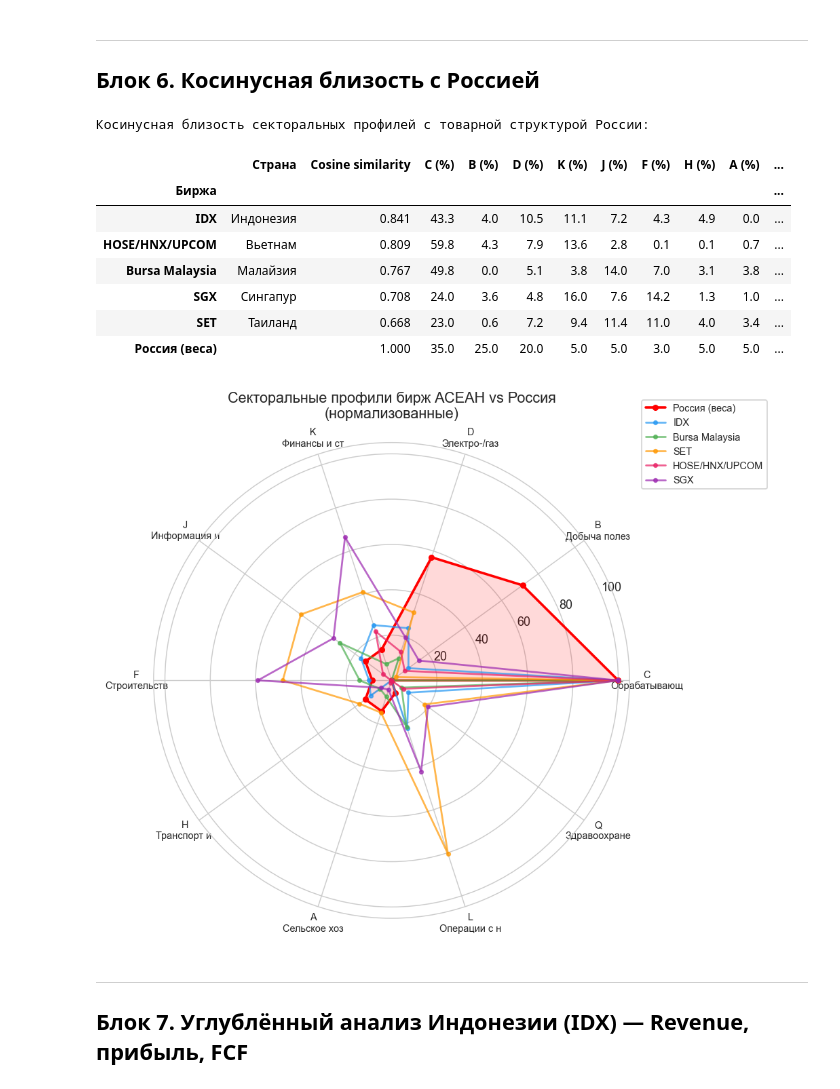
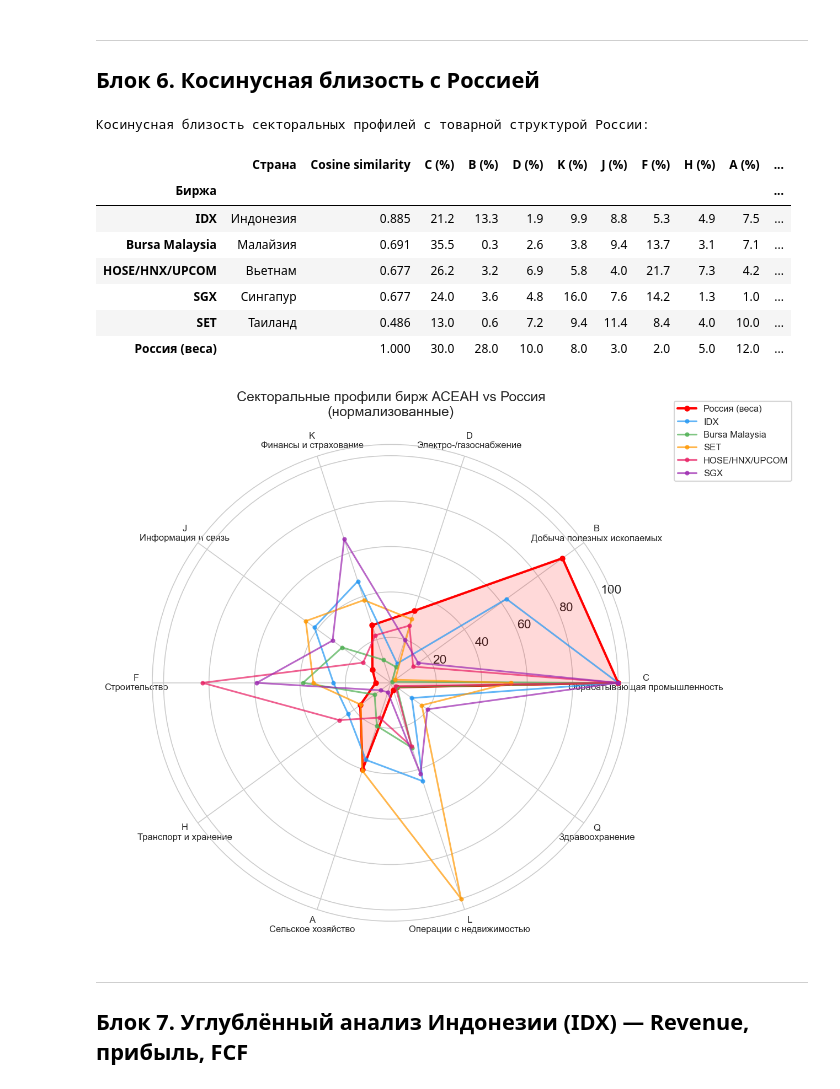
Before and after one commit to Samandrakov/parsing_companies, a Jupyter notebook: Company_analysis/analysis_executed.ipynb, the cells around one changed output. Saved outputs shown, nothing was run; the diff lists cells and outputs as text; code cells hidden in the pictures.

```diff
--- a/Company_analysis/analysis_executed.ipynb
+++ b/Company_analysis/analysis_executed.ipynb
@@ -452,7 +468,7 @@ print(f'Компаний для кластеризации: {len(clust_features)
 print(f'Признаков: {X_scaled.shape[1]} (1 log_MCap + {isic_dummies.shape[1]} ISIC-секций)')
 
 # --- Подбор оптимального K ---
-k_range = range(2, 10)
+k_range = range(2, 12)
 inertias, sil_scores = [], []
 for k in k_range:
     km = KMeans(n_clusters=k, random_state=42, n_init=20, max_iter=300)
@@ -462,7 +478,7 @@ for k in k_range:
 
 fig, (ax1, ax2) = plt.subplots(1, 2, figsize=(12, 4))
 ax1.plot(list(k_range), inertias, 'o-', color='steelblue')
-ax1.set_xlabel('K'); ax1.set_ylabel('Inertia'); ax1.set_title('Метод локтя')
+ax1.set_xlabel('K'); ax1.set_ylabel('Инерция'); ax1.set_title('Метод локтя')
 ax1.grid(True, alpha=0.3)
 
 ax2.plot(list(k_range), sil_scores, 's-', color='coral')
@@ -479,4 +495,8 @@ plt.show()
 print('\nSilhouette scores:')
 for k, s in zip(k_range, sil_scores):
     print(f'  K={k}: {s:.4f}{"  <-- best" if k == best_k else ""}')
+
+# Используем best_k из силуэтного анализа
+FINAL_K = best_k
+print(f'\nВыбран K={FINAL_K} (максимальный Silhouette Score)')
 # %% [output]
@@ -495,6 +519,5 @@ Silhouette scores:
 # %%
-# --- Финальная кластеризация (K=6 — баланс информативности и разделимости) ---
-FINAL_K = 6
+# --- Финальная кластеризация (K = best из силуэтного анализа) ---
 kmeans_final = KMeans(n_clusters=FINAL_K, random_state=42, n_init=20)
 df_clust['Cluster'] = kmeans_final.fit_predict(X_scaled)
 sil = silhouette_score(X_scaled, df_clust['Cluster'], sample_size=3000, random_state=42)
@@ -650,10 +683,10 @@ for _, r in trade_df.iterrows():
      SGX                 :  107 комп. / $292.5 млрд
 # %%
 # --- Визуализация торгово-релевантных секторов ---
-fig, (ax1, ax2) = plt.subplots(1, 2, figsize=(14, 6))
+fig, (ax1, ax2) = plt.subplots(1, 2, figsize=(16, 6))
 
 sec_order = list(trade_sectors.keys())
-sec_labels = [f'{s} — {ISIC_NAMES[s][:22]}' for s in sec_order]
+sec_labels = [f'{s} — {ISIC_NAMES[s]}' for s in sec_order]
 
 # Количество компаний по секторам × страна
 bottom = np.zeros(len(sec_order))
@@ -693,9 +726,22 @@ plt.show()
 # --- Косинусная близость секторальных профилей с Россией ---
 from numpy.linalg import norm
 
-# Веса России (аппроксимация товарной структуры через HS→ISIC)
+# Веса России на основе товарной структуры экспорта/импорта Россия-Индонезия
+# (UN Comtrade, Самандраков 2025: HS27→B 38.1%, HS31 удобрения→C 23.5%,
+#  HS72 металлы→C 20.2%, HS10 зерновые→A 8.2%, HS15 масла→A 59.4%)
 top_isic = ['C', 'B', 'D', 'K', 'J', 'F', 'H', 'A', 'L', 'Q']
-RUSSIA_W = {'C': 35, 'B': 25, 'D': 20, 'K': 5, 'J': 5, 'H': 5, 'A': 5, 'F': 3, 'L': 2, 'Q': 0}
+RUSSIA_W = {
+    'C': 30,   # Обрабатывающая: удобрения HS31 (23.5%), металлы HS72 (20.2%)
+    'B': 28,   # Добыча: нефть/газ/уголь HS27 (38.1% импорта Индонезии из РФ)
+    'A': 12,   # Сельское хозяйство: зерновые (8.2%), пальмовое масло (59.4%)
+    'D': 10,   # Энергетика: электро-/газоснабжение
+    'K': 8,    # Финансы: расчёты в нац. валютах, ЕАЭС
+    'H': 5,    # Транспорт: логистика торговых потоков
+    'J': 3,    # ИКТ: цифровые технологии
+    'F': 2,    # Строительство: инфраструктура
+    'L': 1,    # Недвижимость
+    'Q': 1,    # Здравоохранение: фармацевтика
+}
 russia_vec = np.array([RUSSIA_W[s] for s in top_isic], dtype=float)
 
 cosine_results = []
@@ -716,44 +762,44 @@ cos_df = pd.DataFrame(cosine_results).sort_values('Cosine similarity', ascending
 cos_df.loc[len(cos_df)] = ['Россия (веса)', '', 1.000] + [RUSSIA_W[s] for s in top_isic]
 
 print('Косинусная близость секторальных профилей с товарной структурой России:')
 display(cos_df.set_index('Биржа'))
 
 # Radar chart
-fig, ax = plt.subplots(figsize=(8, 8), subplot_kw=dict(polar=True))
+fig, ax = plt.subplots(figsize=(9, 9), subplot_kw=dict(polar=True))
 angles = np.linspace(0, 2 * np.pi, len(top_isic), endpoint=False).tolist()
 angles += angles[:1]
 
 # Россия
 rv = (russia_vec / russia_vec.max() * 100).tolist()
 rv += rv[:1]
 ax.fill(angles, rv, alpha=0.15, color='red')
 ax.plot(angles, rv, 'o-', color='red', linewidth=2, label='Россия (веса)', markersize=4)
 
 for i, co in enumerate(COUNTRIES):
     vec = country_vecs[co]
     vec_norm = (vec / vec.max() * 100).tolist()
     vec_norm += vec_norm[:1]
     ax.plot(angles, vec_norm, 'o-', color=colors_country[i],
             linewidth=1.5, label=EXCHANGE[co], markersize=3, alpha=0.7)
 
 ax.set_xticks(angles[:-1])
-ax.set_xticklabels([f'{s}\n{ISIC_NAMES[s][:12]}' for s in top_isic], fontsize=8)
-ax.set_title('Секторальные профили бирж АСЕАН vs Россия\n(нормализованные)', fontsize=12, pad=20)
-ax.legend(fontsize=8, loc='upper right', bbox_to_anchor=(1.3, 1.1))
+ax.set_xticklabels([f'{s}\n{ISIC_NAMES[s]}' for s in top_isic], fontsize=8)
+ax.set_title('Секторальные профили бирж АСЕАН vs Россия\n(нормализованные)', fontsize=12, pad=25)
+ax.legend(fontsize=8, loc='upper right', bbox_to_anchor=(1.35, 1.1))
 plt.tight_layout()
 plt.savefig(os.path.join(OUT_DIR, '08_cosine_radar.png'), dpi=150, bbox_inches='tight')
 plt.show()
 # %% [output]
 Косинусная близость секторальных профилей с товарной структурой России:
 |  | Страна | Cosine similarity | C (%) | B (%) | D (%) | K (%) | J (%) | F (%) | H (%) | A (%) | ... |
 | Биржа |  |  |  |  |  |  |  |  |  |  | ... |
-| IDX | Индонезия | 0.841 | 43.3 | 4.0 | 10.5 | 11.1 | 7.2 | 4.3 | 4.9 | 0.0 | ... |
-| HOSE/HNX/UPCOM | Вьетнам | 0.809 | 59.8 | 4.3 | 7.9 | 13.6 | 2.8 | 0.1 | 0.1 | 0.7 | ... |
-| Bursa Malaysia | Малайзия | 0.767 | 49.8 | 0.0 | 5.1 | 3.8 | 14.0 | 7.0 | 3.1 | 3.8 | ... |
-| SGX | Сингапур | 0.708 | 24.0 | 3.6 | 4.8 | 16.0 | 7.6 | 14.2 | 1.3 | 1.0 | ... |
-| SET | Таиланд | 0.668 | 23.0 | 0.6 | 7.2 | 9.4 | 11.4 | 11.0 | 4.0 | 3.4 | ... |
-| Россия (веса) |  | 1.000 | 35.0 | 25.0 | 20.0 | 5.0 | 5.0 | 3.0 | 5.0 | 5.0 | ... |
+| IDX | Индонезия | 0.885 | 21.2 | 13.3 | 1.9 | 9.9 | 8.8 | 5.3 | 4.9 | 7.5 | ... |
+| Bursa Malaysia | Малайзия | 0.691 | 35.5 | 0.3 | 2.6 | 3.8 | 9.4 | 13.7 | 3.1 | 7.1 | ... |
+| HOSE/HNX/UPCOM | Вьетнам | 0.677 | 26.2 | 3.2 | 6.9 | 5.8 | 4.0 | 21.7 | 7.3 | 4.2 | ... |
+| SGX | Сингапур | 0.677 | 24.0 | 3.6 | 4.8 | 16.0 | 7.6 | 14.2 | 1.3 | 1.0 | ... |
+| SET | Таиланд | 0.486 | 13.0 | 0.6 | 7.2 | 9.4 | 11.4 | 8.4 | 4.0 | 10.0 | ... |
+| Россия (веса) |  | 1.000 | 30.0 | 28.0 | 10.0 | 8.0 | 3.0 | 2.0 | 5.0 | 12.0 | ... |
-[figure, old version]
+[figure, new version]
 # %% [markdown]
 ---
 ## Блок 7. Углублённый анализ Индонезии (IDX) — Revenue, прибыль, FCF
```
Also changed, not shown: parts of 32 cells of this notebook, 14 other files.
